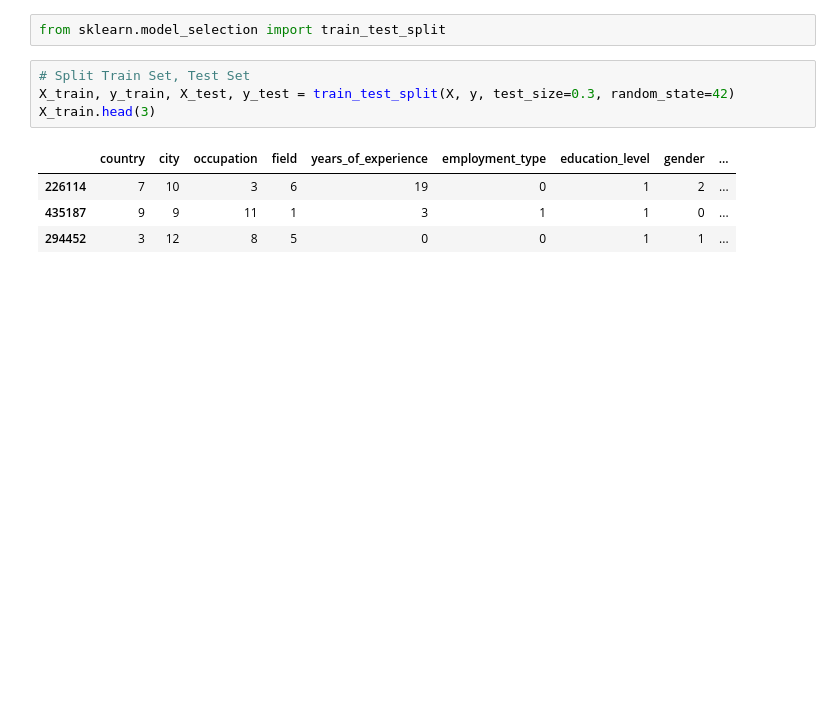
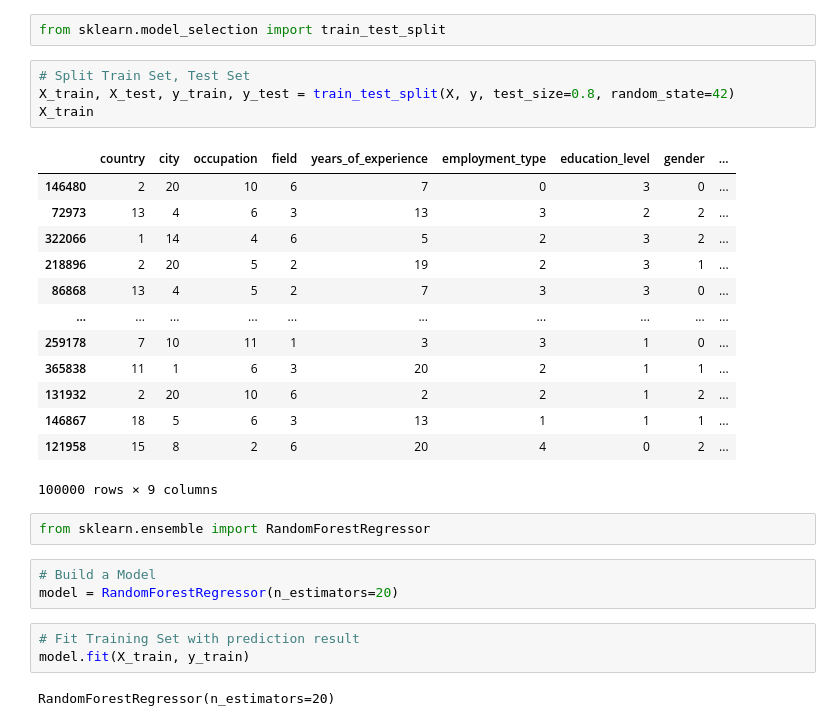
Before and after one commit to KaraniAbdellah/Job_Market, a Jupyter notebook: model_random_forset.ipynb, the cells around one changed output. Cells and saved outputs as stored; diff of their text form; blank space fills up the shorter version.

```diff
--- a/model_random_forset.ipynb
+++ b/model_random_forset.ipynb
@@ -52,10 +54,29 @@ y = cp_data["salary"]
 from sklearn.model_selection import train_test_split
 # %%
 # Split Train Set, Test Set
-X_train, y_train, X_test, y_test = train_test_split(X, y, test_size=0.3, random_state=42)
-X_train.head(3)
+X_train, X_test, y_train, y_test = train_test_split(X, y, test_size=0.8, random_state=42)
+X_train
 # %% [output]
 |  | country | city | occupation | field | years_of_experience | employment_type | education_level | gender | ... |
-| 226114 | 7 | 10 | 3 | 6 | 19 | 0 | 1 | 2 | ... |
-| 435187 | 9 | 9 | 11 | 1 | 3 | 1 | 1 | 0 | ... |
-| 294452 | 3 | 12 | 8 | 5 | 0 | 0 | 1 | 1 | ... |
+| 146480 | 2 | 20 | 10 | 6 | 7 | 0 | 3 | 0 | ... |
+| 72973 | 13 | 4 | 6 | 3 | 13 | 3 | 2 | 2 | ... |
+| 322066 | 1 | 14 | 4 | 6 | 5 | 2 | 3 | 2 | ... |
+| 218896 | 2 | 20 | 5 | 2 | 19 | 2 | 3 | 1 | ... |
+| 86868 | 13 | 4 | 5 | 2 | 7 | 3 | 3 | 0 | ... |
+| ... | ... | ... | ... | ... | ... | ... | ... | ... | ... |
+| 259178 | 7 | 10 | 11 | 1 | 3 | 3 | 1 | 0 | ... |
+| 365838 | 11 | 1 | 6 | 3 | 20 | 2 | 1 | 1 | ... |
+| 131932 | 2 | 20 | 10 | 6 | 2 | 2 | 1 | 2 | ... |
+| 146867 | 18 | 5 | 6 | 3 | 13 | 1 | 1 | 1 | ... |
+| 121958 | 15 | 8 | 2 | 6 | 20 | 4 | 0 | 2 | ... |
+100000 rows × 9 columns
+# %%
+from sklearn.ensemble import RandomForestRegressor
+# %%
+# Build a Model
+model = RandomForestRegressor(n_estimators=20)
+# %%
+# Fit Training Set with prediction result
+model.fit(X_train, y_train)
+# %% [output]
+RandomForestRegressor(n_estimators=20)
```
Also changed, not shown: parts of 1 cell of this notebook.
